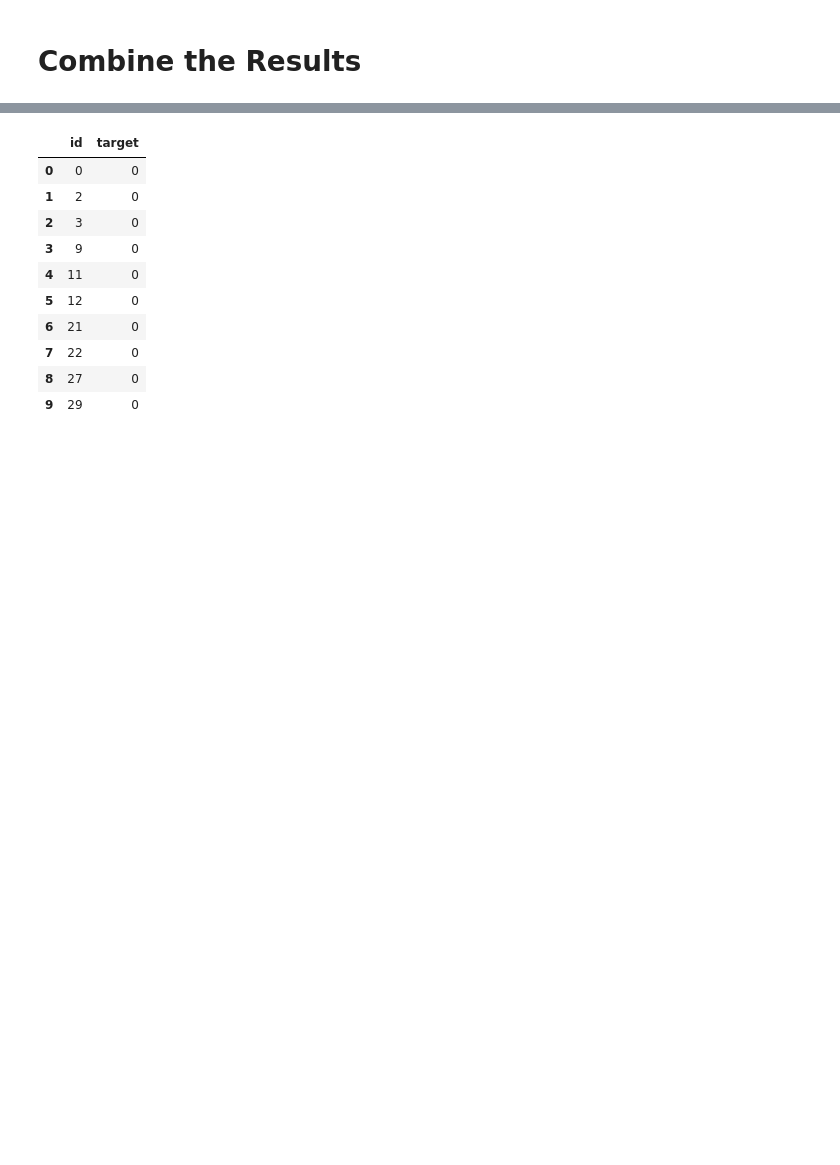
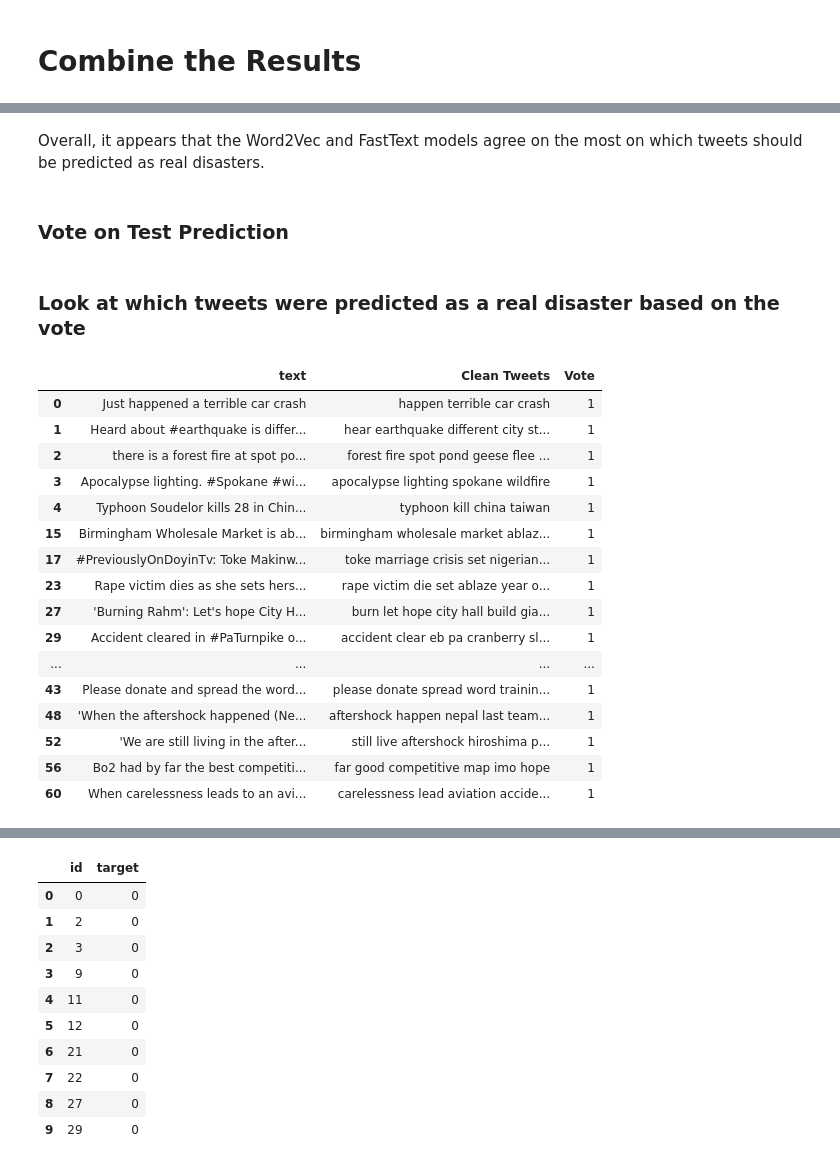
Before and after one commit to AustinYunker/Twitter-Prediction, a Jupyter notebook: Model Test Predictions.ipynb, the cells around one changed output, grey strips where cells are left out. Cells and saved outputs as stored; diff of their text form; code cells hidden in the pictures; blank space fills up the shorter version.

```diff
--- a/Model Test Predictions.ipynb
+++ b/Model Test Predictions.ipynb
@@ -274,0 +289,4 @@ test_df.head(n=15)
+# %% [markdown]
+Overall, it appears that the Word2Vec and FastText models agree on the most on which tweets should be predicted as real disasters.
+# %% [markdown]
+### Vote on Test Prediction
@@ -274,0 +296,24 @@ test_df.head(n=15)
+# %% [markdown]
+### Look at which tweets were predicted as a real disaster based on the vote
+# %%
+cols = ["text", "Clean Tweets", "Vote"]
+mask = test_df["Vote"] == 1
+test_df.loc[mask, cols].head(n = 20)
+# %% [output]
+|  | text | Clean Tweets | Vote |
+| 0 | Just happened a terrible car crash | happen terrible car crash | 1 |
+| 1 | Heard about #earthquake is differ... | hear earthquake different city st... | 1 |
+| 2 | there is a forest fire at spot po... | forest fire spot pond geese flee ... | 1 |
+| 3 | Apocalypse lighting. #Spokane #wi... | apocalypse lighting spokane wildfire | 1 |
+| 4 | Typhoon Soudelor kills 28 in Chin... | typhoon kill china taiwan | 1 |
+| 15 | Birmingham Wholesale Market is ab... | birmingham wholesale market ablaz... | 1 |
+| 17 | #PreviouslyOnDoyinTv: Toke Makinw... | toke marriage crisis set nigerian... | 1 |
+| 23 | Rape victim dies as she sets hers... | rape victim die set ablaze year o... | 1 |
+| 27 | 'Burning Rahm': Let's hope City H... | burn let hope city hall build gia... | 1 |
+| 29 | Accident cleared in #PaTurnpike o... | accident clear eb pa cranberry sl... | 1 |
+| ... | ... | ... | ... |
+| 43 | Please donate and spread the word... | please donate spread word trainin... | 1 |
+| 48 | 'When the aftershock happened (Ne... | aftershock happen nepal last team... | 1 |
+| 52 | 'We are still living in the after... | still live aftershock hiroshima p... | 1 |
+| 56 | Bo2 had by far the best competiti... | far good competitive map imo hope | 1 |
+| 60 | When carelessness leads to an avi... | carelessness lead aviation accide... | 1 |
```
Also changed, not shown: parts of 35 cells of this notebook.
